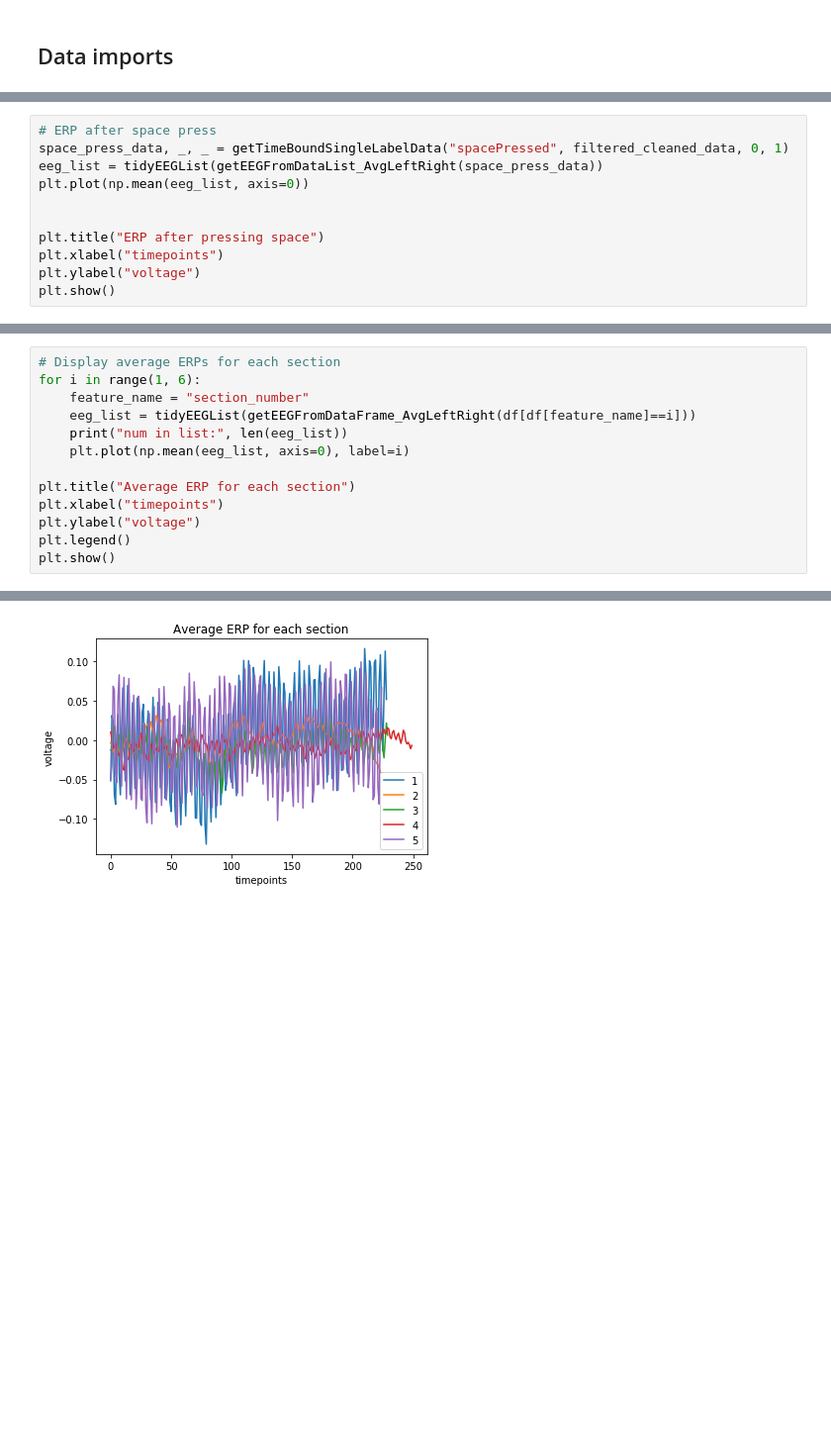
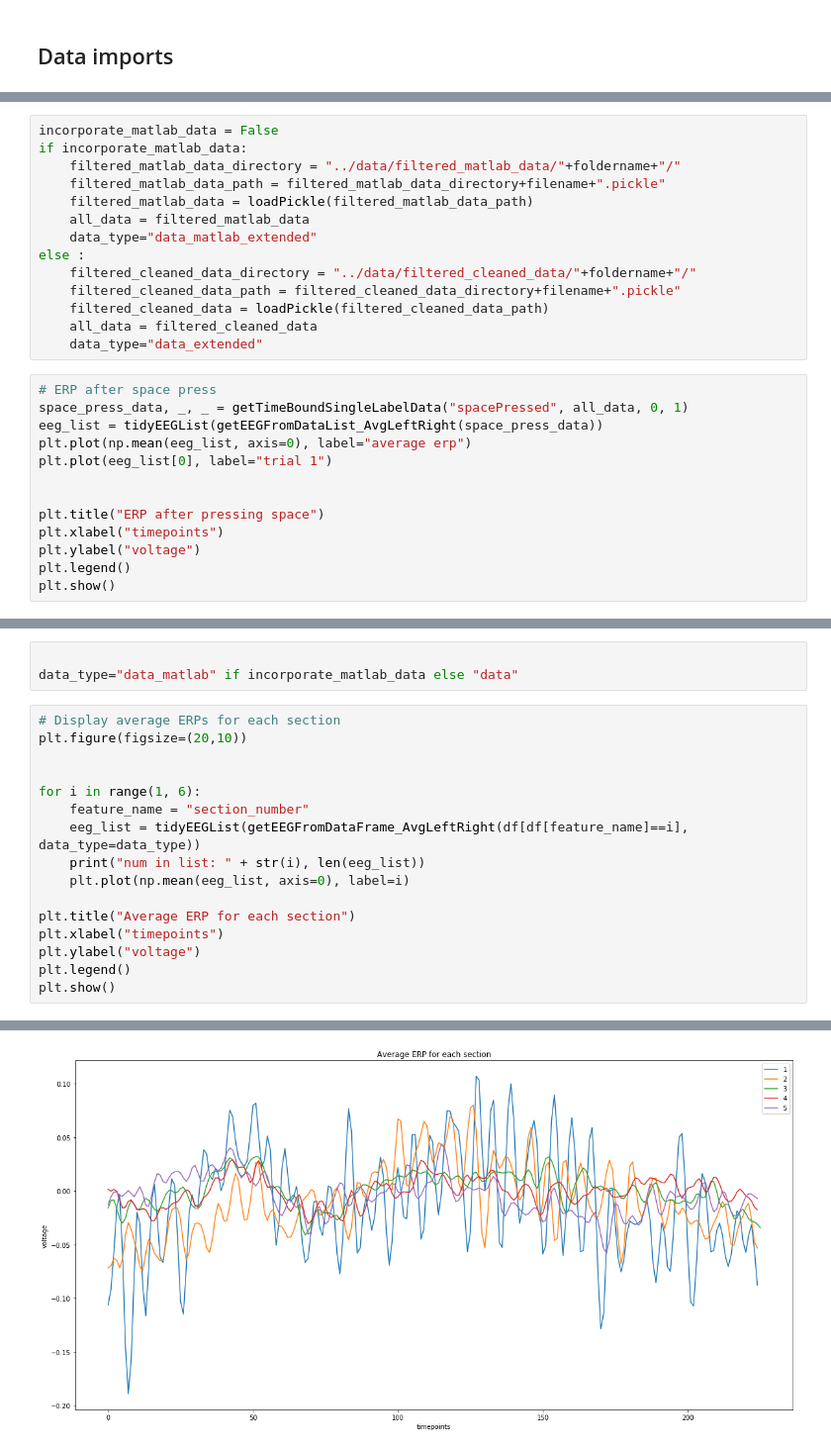
Before and after one commit to D1o0g9s/MyND, a Jupyter notebook: Data Analysis/02_1 ERPs.ipynb, the cells around one changed output, grey strips where cells are left out. Shown: that part at 99% size. Drawn from its saved outputs; the diff is of its cells as text; blank space fills up the shorter version.

Commit message:
LDA, focus modeling, data analysis

```diff
--- a/Data Analysis/02_1 ERPs.ipynb
+++ b/Data Analysis/02_1 ERPs.ipynb
@@ -41,12 +36,28 @@ filtered_cleaned_data = loadPickle(filtered_cleaned_data_path)
+# %%
+incorporate_matlab_data = False
+if incorporate_matlab_data:
+    filtered_matlab_data_directory = "../data/filtered_matlab_data/"+foldername+"/"
+    filtered_matlab_data_path = filtered_matlab_data_directory+filename+".pickle"
+    filtered_matlab_data = loadPickle(filtered_matlab_data_path)
+    all_data = filtered_matlab_data
+    data_type="data_matlab_extended"
+else :
+    filtered_cleaned_data_directory = "../data/filtered_cleaned_data/"+foldername+"/"
+    filtered_cleaned_data_path = filtered_cleaned_data_directory+filename+".pickle"
+    filtered_cleaned_data = loadPickle(filtered_cleaned_data_path)
+    all_data = filtered_cleaned_data
+    data_type="data_extended"
 # %%
 # ERP after space press
-space_press_data, _, _ = getTimeBoundSingleLabelData("spacePressed", filtered_cleaned_data, 0, 1)
+space_press_data, _, _ = getTimeBoundSingleLabelData("spacePressed", all_data, 0, 1)
 eeg_list = tidyEEGList(getEEGFromDataList_AvgLeftRight(space_press_data))
-plt.plot(np.mean(eeg_list, axis=0))
+plt.plot(np.mean(eeg_list, axis=0), label="average erp")
+plt.plot(eeg_list[0], label="trial 1")
 
 
 plt.title("ERP after pressing space")
 plt.xlabel("timepoints")
 plt.ylabel("voltage")
+plt.legend()
 plt.show()
 # %% [output]
@@ -54,9 +65,15 @@ plt.show()
+# %%
+
+data_type="data_matlab" if incorporate_matlab_data else "data"
 # %%
 # Display average ERPs for each section
+plt.figure(figsize=(20,10))
+
+
 for i in range(1, 6):
     feature_name = "section_number"
-    eeg_list = tidyEEGList(getEEGFromDataFrame_AvgLeftRight(df[df[feature_name]==i]))
-    print("num in list:", len(eeg_list))
+    eeg_list = tidyEEGList(getEEGFromDataFrame_AvgLeftRight(df[df[feature_name]==i], data_type=data_type))
+    print("num in list: " + str(i), len(eeg_list))
     plt.plot(np.mean(eeg_list, axis=0), label=i)
 
 plt.title("Average ERP for each section")
@@ -73 +90 @@ num in list: 66
-[figure, old version]
+[figure, new version]
```
Also changed, not shown: parts of 6 cells of this notebook, 14 other files.
